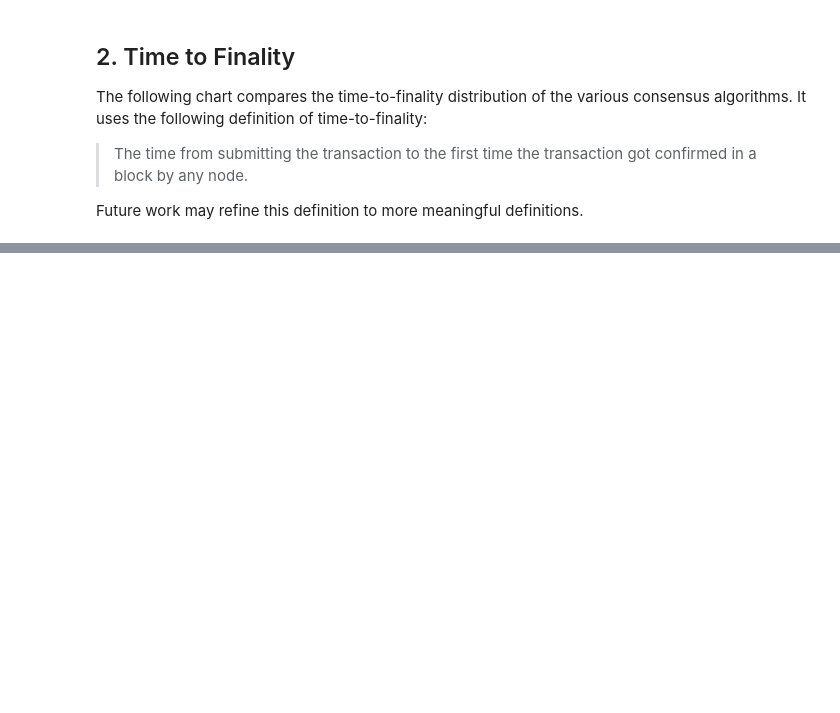
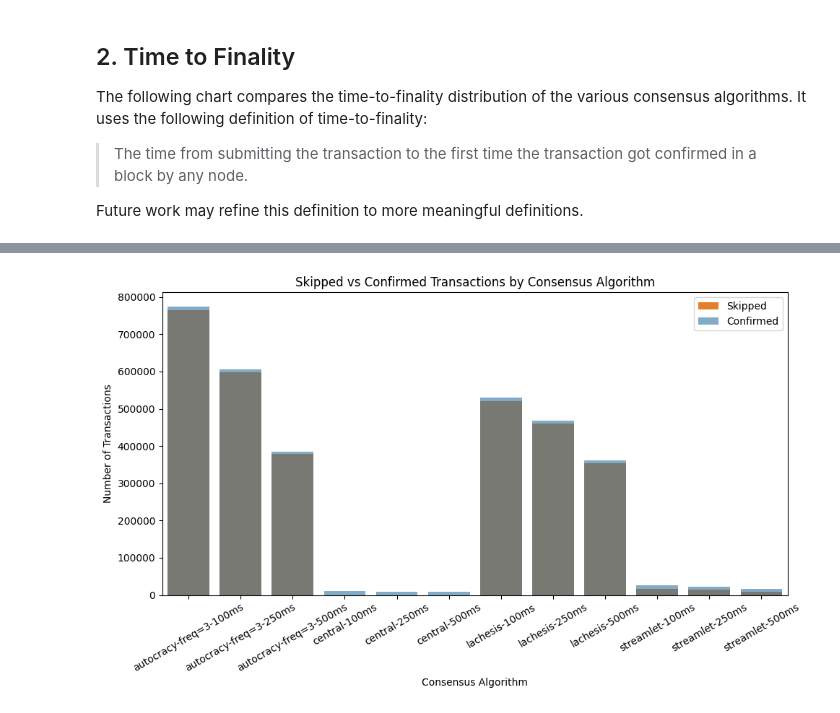
Before and after one commit to 0xsoniclabs/daphne, a Jupyter notebook: analysis/study/consensus_study.ipynb, the cells around one changed output, grey strips where cells are left out. Drawn from its saved outputs; the diff is of its cells as text; code cells hidden in the pictures; blank space fills up the shorter version.

```diff
--- a/analysis/study/consensus_study.ipynb
+++ b/analysis/study/consensus_study.ipynb
@@ -76,20 +78,30 @@ plt.show()
 # %%
-# Filter only relevant events
-tx_skipped = data[data['mark'] == 'TxSkipped'][['timestamp', 'rid']]
+plt.figure(figsize=(10, 6))
 
-# Add Consensus info by merging with StudyStarted rows
-run_info = data[data['mark'] == 'StudyStarted'][['rid', 'Consensus']]
-tx_skipped = pd.merge(tx_skipped, run_info, on='rid', how='left')
+# Plot ConfirmedCount bars
+sns.barplot(
+    data=plot_counts,
+    x='Consensus',
+    y='ConfirmedCount',
+    color='tab:blue',
+    label='Confirmed',
+)
 
-# Count skipped transactions per Consensus
-skipped_counts = tx_skipped.groupby('Consensus', observed=False).size().reset_index(name='SkippedCount')
+# Plot SkippedCount bars
+sns.barplot(
+    data=plot_counts,
+    x='Consensus',
+    y='SkippedCount',
+    color='tab:orange',
+    label='Skipped',
+)
 
-# Plot skipped transactions
-plt.figure(figsize=(10, 6))
-sns.barplot(data=skipped_counts, x='Consensus', y='SkippedCount')
-plt.ylabel('Number of Skipped Transactions')
+plt.ylabel('Number of Transactions')
 plt.xlabel('Consensus Algorithm')
-plt.title('Skipped Transactions by Consensus Algorithm')
+plt.title('Skipped vs Confirmed Transactions by Consensus Algorithm')
 plt.xticks(rotation=30)
+plt.legend()
 plt.tight_layout()
 plt.show()
+# %% [output]
+[figure, added]
```
Also changed, not shown: parts of 1 cell of this notebook.
